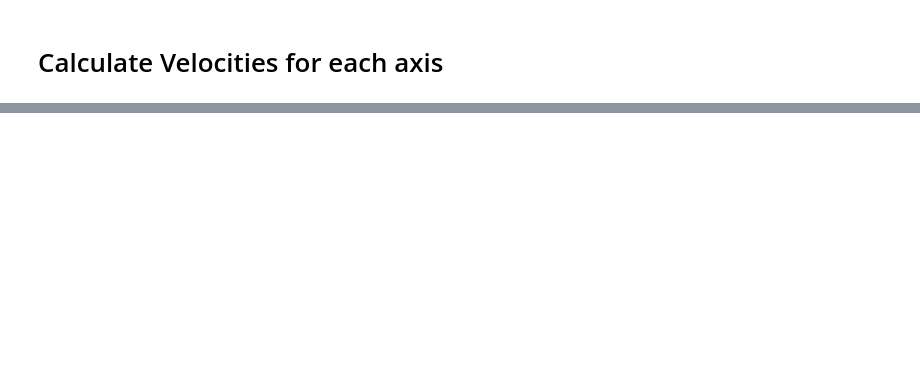
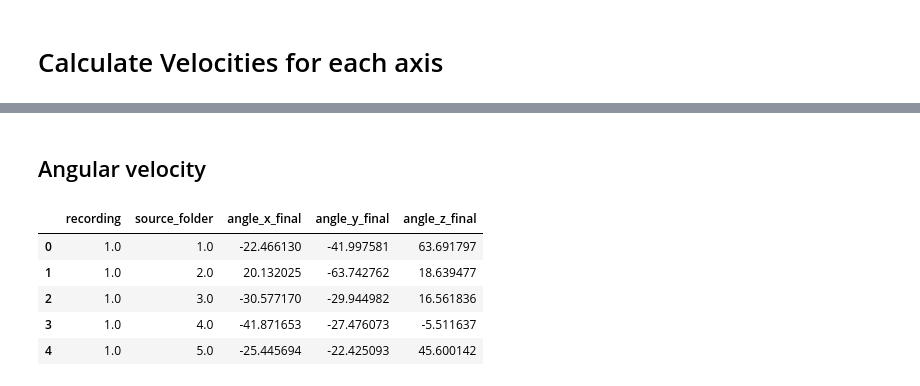
Before and after one commit to talalhabbal/ThesisML, a Jupyter notebook: main.ipynb, the cells around one changed output, grey strips where cells are left out. Cells and saved outputs as stored; diff of their text form; code cells hidden in the pictures; blank space fills up the shorter version.

```diff
--- a/main.ipynb
+++ b/main.ipynb
@@ -208,0 +243,76 @@ print(velocities)
+# %% [markdown]
+## Angular velocity
+# %%
+from scipy.integrate import cumulative_trapezoid
+import pandas as pd
+import numpy as np
+
+FS = 208.0  # Sampling Frequency
+DT = 1.0 / FS  # Time Difference between samples
+
+def compute_angle_final(group: pd.DataFrame) -> pd.Series | None:
+    """
+    Compute final angles along x, y, z for one (recording, source_folder) group.
+    If pos_max_z < 100, the group is skipped entirely (returns None).
+    """
+    group = group.copy()
+
+    # Convert to numeric
+    gx = pd.to_numeric(group["gx"], errors="coerce")
+    gy = pd.to_numeric(group["gy"], errors="coerce")
+    gz = pd.to_numeric(group["gz"], errors="coerce")
+
+    # Keep only valid rows
+    valid_idx = (~gx.isna()) & (~gy.isna()) & (~gz.isna())
+    group = group[valid_idx]
+    gx = gx[valid_idx].to_numpy()
+    gy = gy[valid_idx].to_numpy()
+    gz = gz[valid_idx].to_numpy()
+
+    # If empty after cleaning → skip
+    if len(gx) == 0:
+        return None
+
+    # Find indices
+    pos_angle_max_x = int(np.argmax(gx))
+    pos_angle_max_y = int(np.argmax(gy))
+    pos_angle_max_z = int(np.argmin(gz))
+
+
+    # Slice up to the max positions
+    gx_slice = gx[:pos_angle_max_x+1]
+    gy_slice = gy[:pos_angle_max_y+1]
+    gz_slice = gz[:pos_angle_max_z+1]
+
+    # Integrate using trapezoidal rule
+    anglex = cumulative_trapezoid(gx_slice, dx=DT, initial=0.0)[-1]
+    angley = cumulative_trapezoid(gy_slice, dx=DT, initial=0.0)[-1]
+    anglez = cumulative_trapezoid(gz_slice, dx=DT, initial=0.0)[-1]
+
+    return pd.Series({
+        "recording": group["recording"].iloc[0],
+        "source_folder": group["source_folder"].iloc[0],
+        "angle_x_final": anglex,
+        "angle_y_final": angley,
+        "angle_z_final": anglez
+    })
+
+
+# Usage
+df = pd.read_csv("merged_sensor_data_cleaned.csv")
+
+angles = (
+    df.groupby(["recording", "source_folder"], group_keys=False)
+    .apply(compute_angle_final)
+    .dropna(how="all")     # drop groups where function returned None
+    .reset_index(drop=True)
+)
+
+angles.head()
+# %% [output]
+|  | recording | source_folder | angle_x_final | angle_y_final | angle_z_final |
+| 0 | 1.0 | 1.0 | -22.466130 | -41.997581 | 63.691797 |
+| 1 | 1.0 | 2.0 | 20.132025 | -63.742762 | 18.639477 |
+| 2 | 1.0 | 3.0 | -30.577170 | -29.944982 | 16.561836 |
+| 3 | 1.0 | 4.0 | -41.871653 | -27.476073 | -5.511637 |
+| 4 | 1.0 | 5.0 | -25.445694 | -22.425093 | 45.600142 |
```
Also changed, not shown: parts of 23 cells of this notebook, 3 other files.
